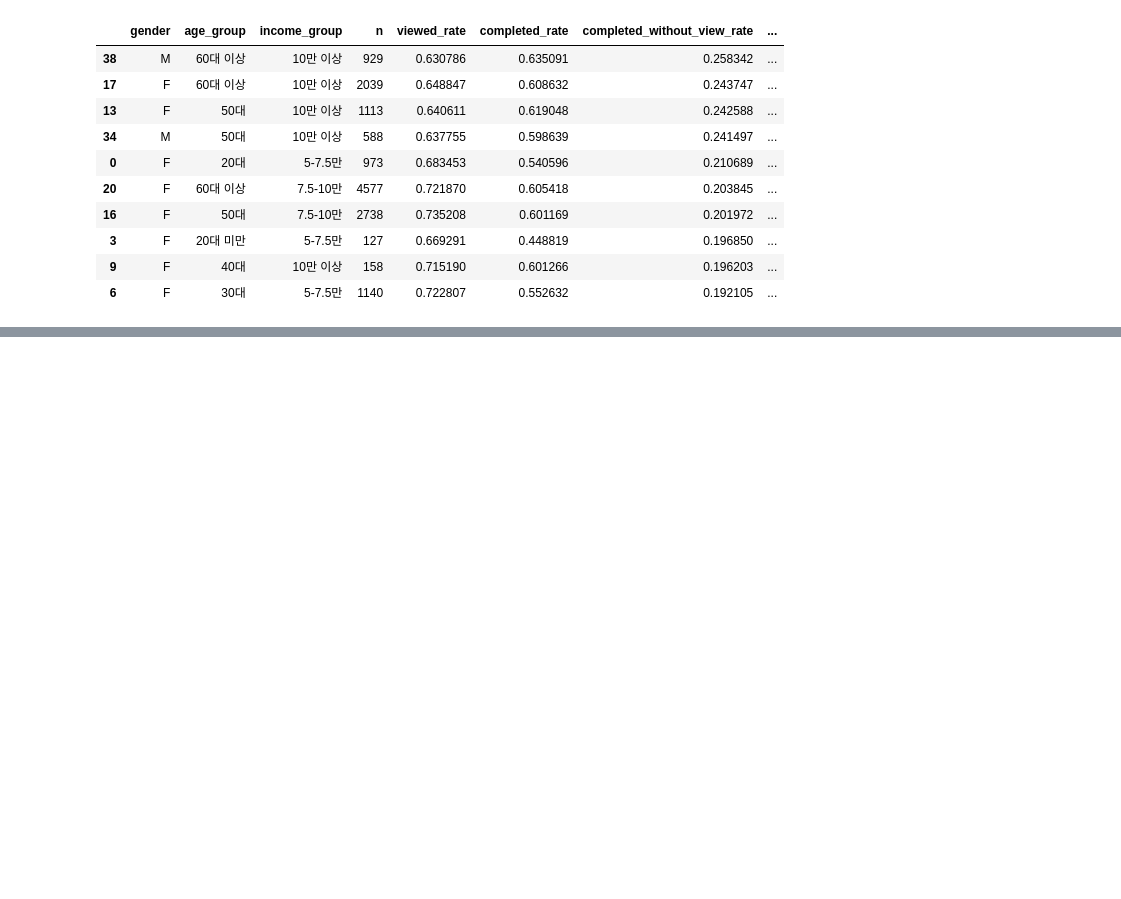
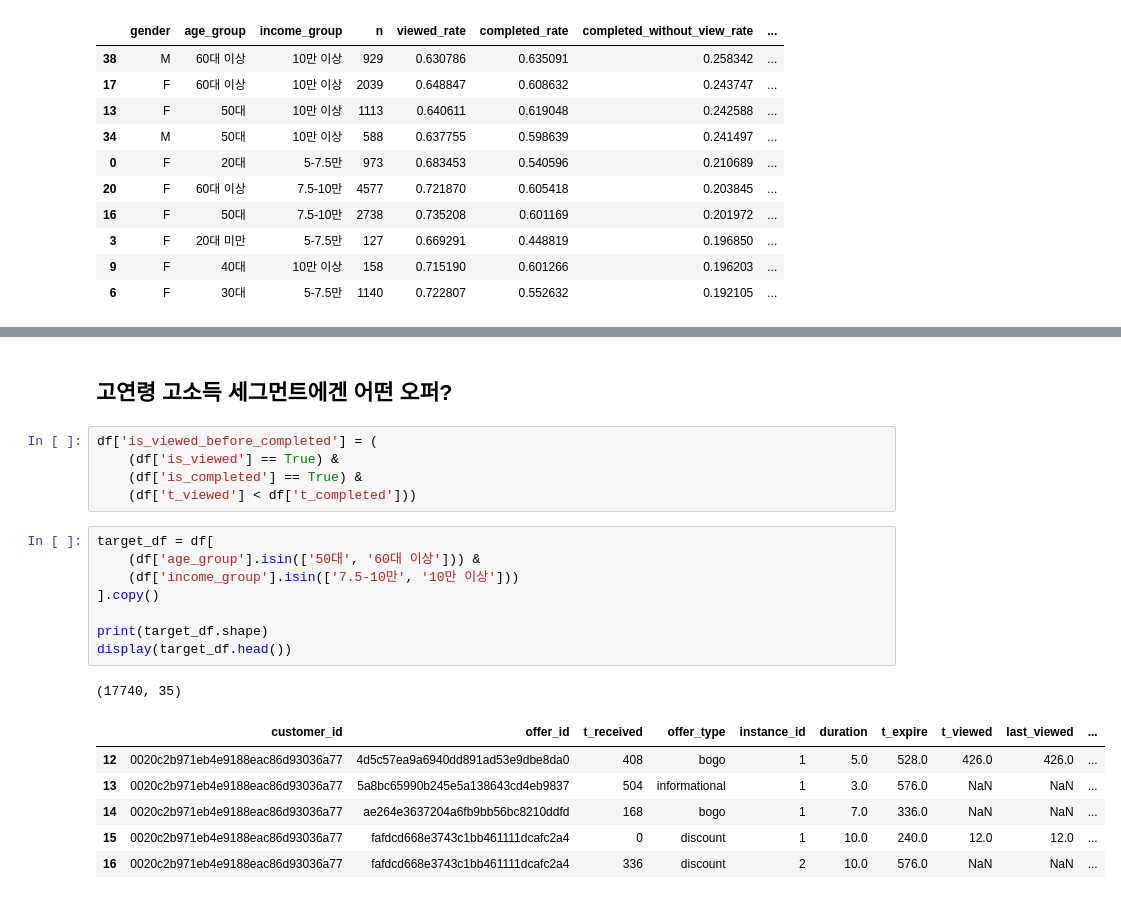
Before and after one commit to rladbstj56/practice_project, a Jupyter notebook: chanhui_EDA/final_analysis/Final_analysis1-4.ipynb, the cells around one changed output, grey strips where cells are left out. Drawn from its saved outputs; the diff is of its cells as text; blank space fills up the shorter version.

```diff
--- a/chanhui_EDA/final_analysis/Final_analysis1-4.ipynb
+++ b/chanhui_EDA/final_analysis/Final_analysis1-4.ipynb
@@ -204,0 +300,23 @@ seg.head()
+# %% [markdown]
+## 고연령 고소득 세그먼트에겐 어떤 오퍼?
+# %%
+df['is_viewed_before_completed'] = (
+    (df['is_viewed'] == True) &
+    (df['is_completed'] == True) &
+    (df['t_viewed'] < df['t_completed']))
+# %%
+target_df = df[
+    (df['age_group'].isin(['50대', '60대 이상'])) &
+    (df['income_group'].isin(['7.5-10만', '10만 이상']))
+].copy()
+
+print(target_df.shape)
+display(target_df.head())
+# %% [output]
+(17740, 35)
+|  | customer_id | offer_id | t_received | offer_type | instance_id | duration | t_expire | t_viewed | last_viewed | ... |
+| 12 | 0020c2b971eb4e9188eac86d93036a77 | 4d5c57ea9a6940dd891ad53e9dbe8da0 | 408 | bogo | 1 | 5.0 | 528.0 | 426.0 | 426.0 | ... |
+| 13 | 0020c2b971eb4e9188eac86d93036a77 | 5a8bc65990b245e5a138643cd4eb9837 | 504 | informational | 1 | 3.0 | 576.0 | NaN | NaN | ... |
+| 14 | 0020c2b971eb4e9188eac86d93036a77 | ae264e3637204a6fb9bb56bc8210ddfd | 168 | bogo | 1 | 7.0 | 336.0 | NaN | NaN | ... |
+| 15 | 0020c2b971eb4e9188eac86d93036a77 | fafdcd668e3743c1bb461111dcafc2a4 | 0 | discount | 1 | 10.0 | 240.0 | 12.0 | 12.0 | ... |
+| 16 | 0020c2b971eb4e9188eac86d93036a77 | fafdcd668e3743c1bb461111dcafc2a4 | 336 | discount | 2 | 10.0 | 576.0 | NaN | NaN | ... |
```
Also changed, not shown: parts of 11 cells of this notebook, 3 other files.
